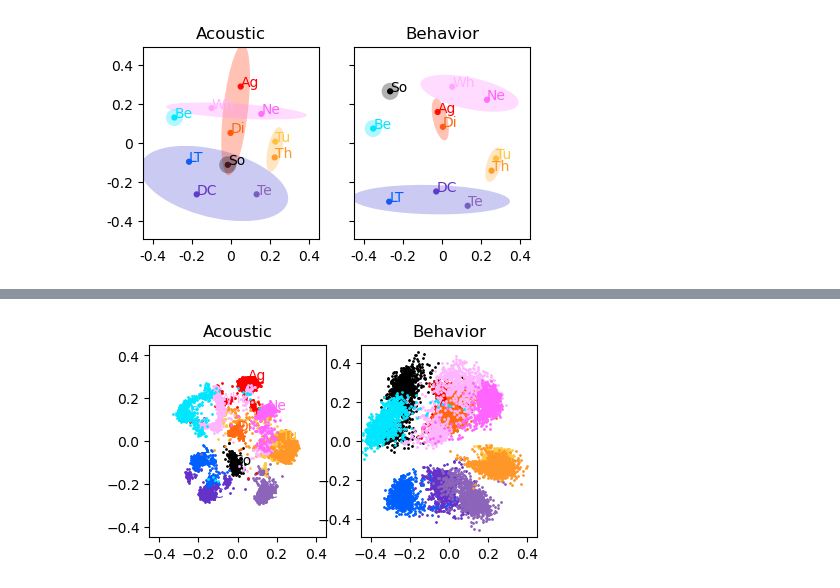
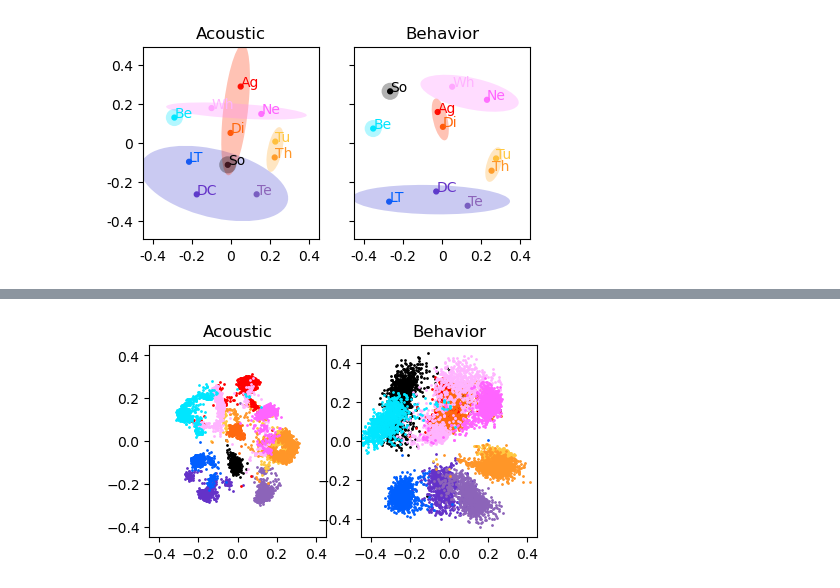
Before and after one commit to theunissenlab/zebra-finch-semantic-category, a Jupyter notebook: pythonNotebooks/BEHAV-Figure 4.ipynb, the cells around one changed output, grey strips where cells are left out. Saved outputs shown, nothing was run; the diff lists cells and outputs as text; code cells hidden in the pictures.

```diff
--- a/pythonNotebooks/BEHAV-Figure 4.ipynb
+++ b/pythonNotebooks/BEHAV-Figure 4.ipynb
@@ -1327,0 +1352,26 @@ Behavior: D within = 0.007 D across = 0.214 R = 32.196
+# %%
+# Find the centroids and variances of semantic clusters. This code only works for 2d.
+semClusterNoSo = {'Contact': ['LT', 'DC', 'Te'],
+              'Alarm': ['Tu', 'Th'],
+              'Fight' : ['Di', 'Ag'],
+              'Bond': ['Wh', 'Ne'],
+              'Hunger' : ['Be']}
+
+
+callListNoSo = []
+for sem in semClusterNoSo.keys():
+    for calls in semCluster[sem]:
+        callListNoSo.append(calls)
+
+
+semClusterNoSoColor, semClusterNoSoAcCentroids, semClusterNoSoBehCentroids, semClusterNoSoAcStd, semClusterNoSoBehStd = clusterCalc(semClusterNoSo, acMDSX, behMDSX)
+
+acDistWithin, acDistAcross, behDistWithin, behDistAcross = calcDistCluster(semClusterNoSo,
+                                                                           semClusterAcCentroids,
+                                                                           semClusterBehCentroids,
+                                                                           acMDSX, behMDSX)
+
+print(f'----- Average No Song ----------')
+
+print(f'Acoustic: D within = {acDistWithin:.3f} D across = {acDistAcross:.3f} Q = {acDistAcross/acDistWithin:.3f}' )
+print(f'Behavior: D within = {behDistWithin:.3f} D across = {behDistAcross:.3f} Q = {behDistAcross/behDistWithin:.3f}')
@@ -1349,15 +1403,15 @@ for iperm in range(nperm):
               'G1B' : [callList[indRand[10]]]}
 
     # Calculate centroids of random groups
-    randClusterColor, randClusterAcCentroids, randClusterBehCentroids, randClusterAcStd, randClusterBehStd = clusterCalc(randCluster)
+    randClusterColor, randClusterAcCentroids, randClusterBehCentroids, randClusterAcStd, randClusterBehStd = clusterCalc(randCluster, acMDSX, behMDSX)
 
     randAcWithin[iperm], randAcAcross[iperm], randBehWithin[iperm], randBehAcross[iperm] = calcDistCluster(randCluster,
                                                                            randClusterAcCentroids,
-                                                                           randClusterBehCentroids)
+                                                                           randClusterBehCentroids,
+                                                                           acMDSX, behMDSX)
 
 
 
 
-    #print(f'Acoustic: D within = {randAcWithin[iperm]:.3f} D across = {randAcAcross[iperm]:.3f} R = {randAcAcross[iperm]/randAcWithin[iperm]:.3f}' )
-    #print(f'Behavior: D within = {randBehWithin[iperm]:.3f} D across = {randBehAcross[iperm]:.3f} R = {randBehAcross[iperm]/randBehWithin[iperm]:.3f}')
-    #print(f'Cosine Similarity = {randCosSim[iperm]:.3f}')
+print(f'Acoustic: D within = {randAcWithin[iperm]:.3f} D across = {randAcAcross[iperm]:.3f} Q = {randAcAcross[iperm]/randAcWithin[iperm]:.3f}' )
+print(f'Behavior: D within = {randBehWithin[iperm]:.3f} D across = {randBehAcross[iperm]:.3f} Q = {randBehAcross[iperm]/randBehWithin[iperm]:.3f}')
@@ -1585,41 +1708,42 @@ Percent times behavior is greater than acoustic: 99.60% (996/1000)
 # %%
+# This is the orignal panel of figure 4 showing all of the bootstraps
 # Redo the procrustes rotation with all the data because we overwrote it in the bootstrap
 
-behMDSX, acMDSX, Mac = procrustes(behMDS, acMDS[indINname_grp, :])
+# behMDSX, acMDSX, Mac = procrustes(behMDS, acMDS[indINname_grp, :])
 
-# plot the new data as clours.
+# plot the new data as clouds.
 plt.figure(figsize= (5,2.5), dpi=100)
 
 plt.subplot(1,2,1)
 # plt.scatter(acMDSX[:,0], acMDSX[:,1], s =12, c=[callColor[c] for c in callList] )
 ax = plt.gca()
 for i, txt in enumerate(callList):
-    ax.annotate(txt, (acMDSX[i,0], acMDSX[i,1]), color = callColor[txt])
+    # ax.annotate(txt, (acMDSX[i,0], acMDSX[i,1]), color = callColor[txt])
     plt.scatter(acMDSXBootAll[i,:,0], acMDSXBootAll[i,:,1], color = callColor[txt], s=1)
 
 plt.xlim((-0.45, 0.45))
 plt.ylim((-0.45, 0.45))
 plt.xticks([-0.4, -0.2, 0, 0.2, 0.4], visible=True)
 plt.yticks([-0.4, -0.2, 0, 0.2, 0.4], visible=True)
 plt.title('Acoustic')
 
 
 plt.subplot(1,2,2)
-plt.scatter(behMDSX[:,0], behMDSX[:,1], s =12, c=[callColor[c] for c in callList] )
+# plt.scatter(behMDSX[:,0], behMDSX[:,1], s =12, c=[callColor[c] for c in callList] )
 ax = plt.gca()
 for i, txt in enumerate(callList):
     # ax.annotate(txt, (behMDSX[i,0], behMDSX[i,1]), color = callColor[txt])
     plt.scatter(behMDSXBootAll[i,:,0], behMDSXBootAll[i,:,1], color = callColor[txt], s=1)
 
 plt.axis('equal')
 plt.xlim((-0.45, 0.45))
 plt.ylim((-0.45, 0.45))
 plt.xticks([-0.4, -0.2, 0, 0.2, 0.4], visible=True)
 plt.yticks([-0.4, -0.2, 0, 0.2, 0.4], visible=True)
 plt.title('Behavior')
 
 
 
 plt.savefig(figDir + 'BehaviorAcousticSpectroMDSCloud.eps')
 # %% [output]
-[figure, old version]
+[figure, new version]
```
Also changed, not shown: parts of 13 cells of this notebook, 3 other files.
